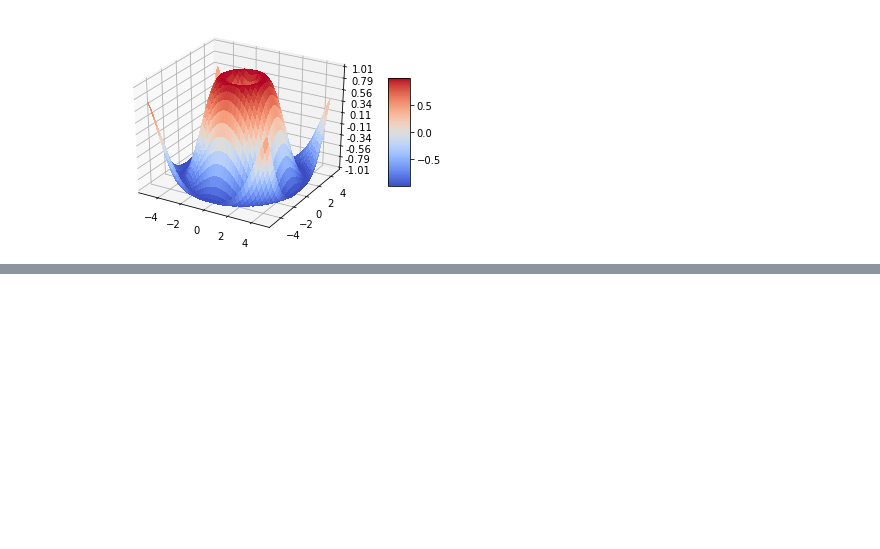
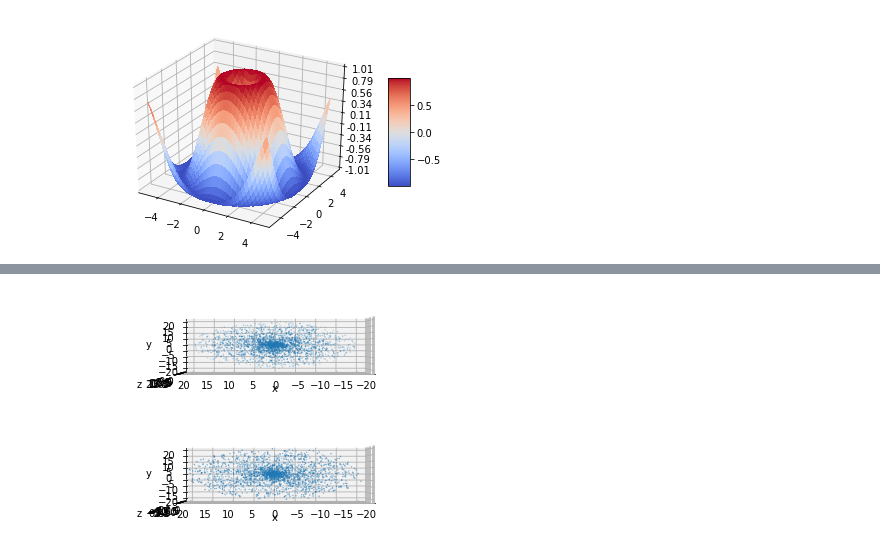
Before and after one commit to lauramv1832/Gaia, a Jupyter notebook: Gaia.ipynb, the cells around one changed output, grey strips where cells are left out. Cells and saved outputs as stored; diff of their text form; code cells hidden in the pictures; blank space fills up the shorter version.

```diff
--- a/Gaia.ipynb
+++ b/Gaia.ipynb
@@ -432,0 +528,28 @@ plt.show
+# %%
+# -    -20 pc < Z < -10 pc
+# -     -10 pc < Z < 0 pc
+# -       0 pc < Z < 10 pc
+# -      10 pc < Z < 20 pc
+
+twenty_greater = twenty[ 0 < twenty.z]
+fig = plt.figure()
+axtwentyg = fig.add_subplot(211, projection ='3d')
+axtwentyg.scatter(twenty_greater['x'], twenty_greater['z'], twenty_greater['y'], s=0.1)
+axtwentyg.set_xlabel('x')
+axtwentyg.set_ylabel('z')
+axtwentyg.set_zlabel('y')
+axtwentyg.view_init(0, 90)
+
+twenty_less = twenty[twenty.z < 0]
+fig = plt.figure()
+axtwentyl = fig.add_subplot(212, projection ='3d')
+axtwentyl.scatter(twenty_less['x'], twenty_less['z'], twenty_less['y'], s=0.1)
+axtwentyl.set_xlabel('x')
+axtwentyl.set_ylabel('z')
+axtwentyl.set_zlabel('y')
+axtwentyl.view_init(0, 90)
+
+#plt.subplots_adjust(0.4, 0.4, 2.3, 2.3)
+# %% [output]
+[figure, added]
+[figure, added]
```
Also changed, not shown: parts of 11 cells of this notebook.
